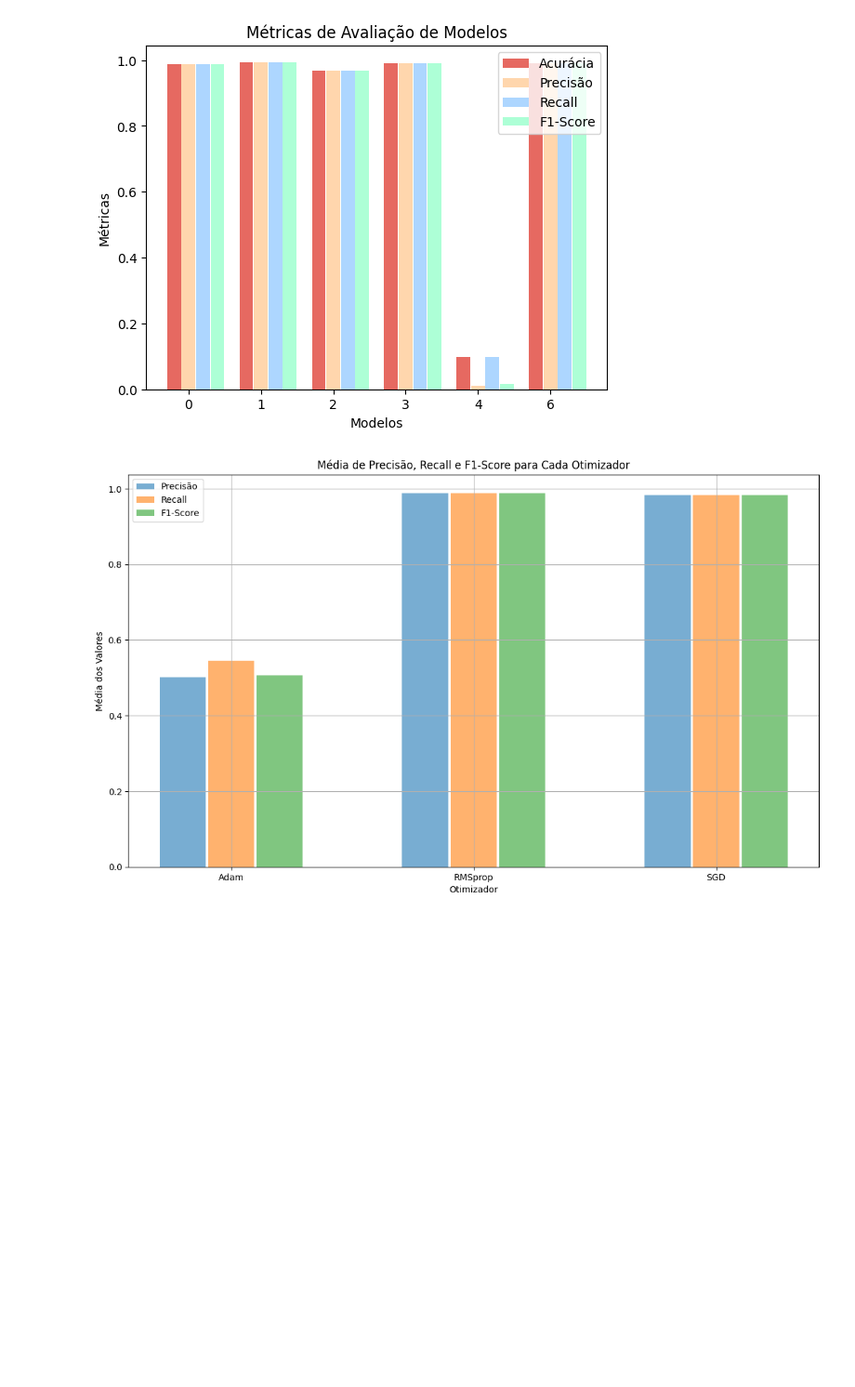
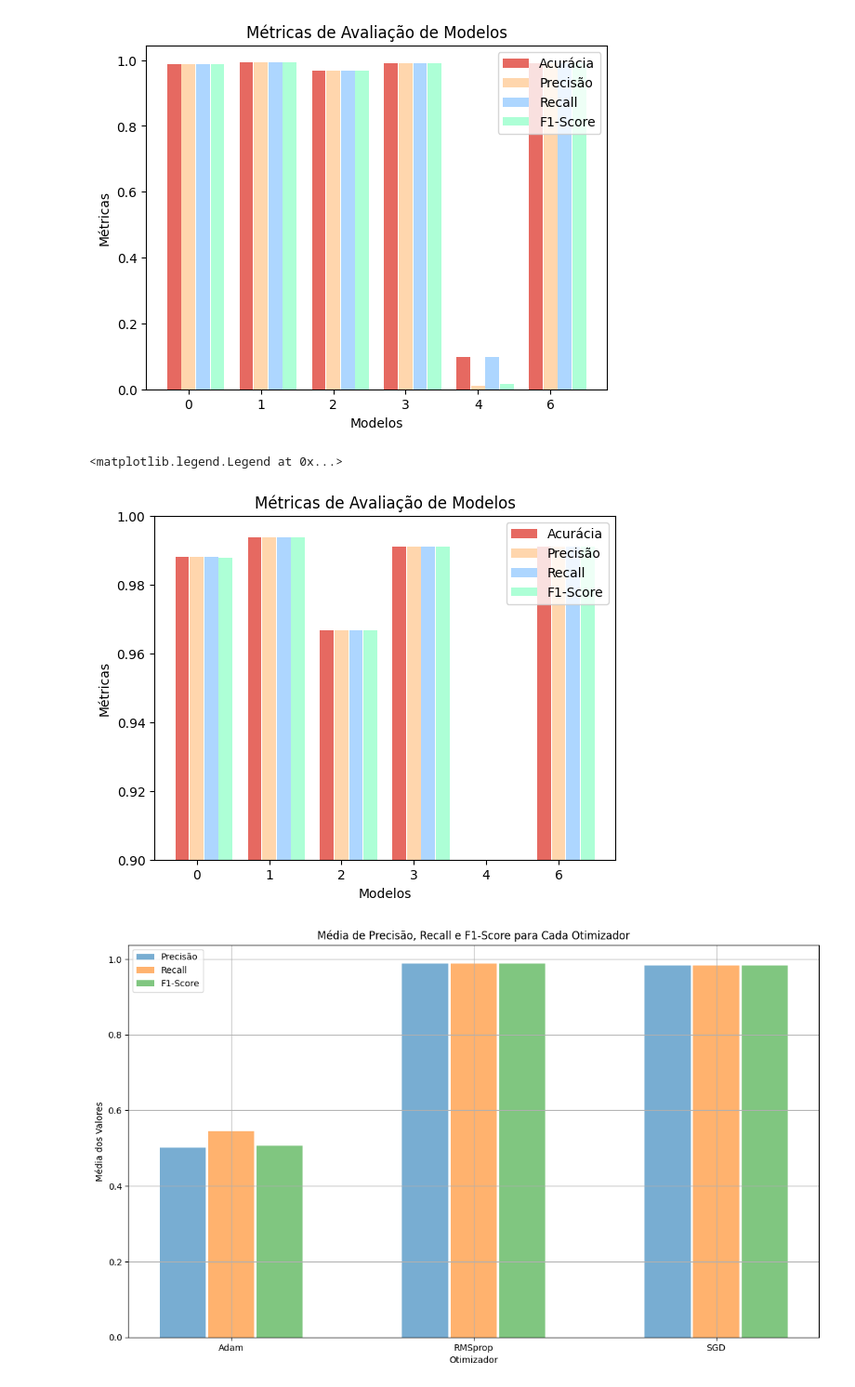
Before and after one commit to GuilhermeMaciel75/Redes_Neurais_p1, a Jupyter notebook: src/CNNPyTorch.ipynb, the cells around one changed output. Shown at 93% size. Saved outputs shown, nothing was run; the diff lists cells and outputs as text; code cells hidden in the pictures; blank space fills up the shorter version.

Commit message:
Feat: Add zoom on graph 'Métricas de Avaliação de Modelos'

```diff
--- a/src/CNNPyTorch.ipynb
+++ b/src/CNNPyTorch.ipynb
@@ -708,6 +708,23 @@ ax.legend()
 # %% [output]
 <matplotlib.legend.Legend at 0x...>
 [figure]
+# %%
+fig, ax = plt.subplots()
+bars4 = ax.bar(x - width, df['user_attrs_accuracy'], width - 0.01, label='Acurácia', color=(0.9, 0.41, 0.38))
+bars2 = ax.bar(x, df['user_attrs_precision'], width - 0.01, label='Precisão', color=(1.0, 0.8, 0.6, 0.8))
+bars1 = ax.bar(x + width, df['user_attrs_recall'], width - 0.01, label='Recall', color=(0.6, 0.8, 1.0, 0.8))
+bars3 = ax.bar(x + 2*width, df['user_attrs_f1_score'], width - 0.01, label='F1-Score', color=(0.6, 1.0, 0.8, 0.8))
+
+ax.set_xlabel('Modelos')
+ax.set_ylabel('Métricas')
+ax.set_title('Métricas de Avaliação de Modelos')
+ax.set_xticks(x)
+ax.set_xticklabels(df['number'])
+ax.set_ylim(0.9, 1.0)
+ax.legend()
+# %% [output]
+<matplotlib.legend.Legend at 0x...>
+[figure, added]
 # %%
 # Agrupar por otimizador e calcular médias
 optimizer_group = df.groupby('params_optimizer').mean()
```
